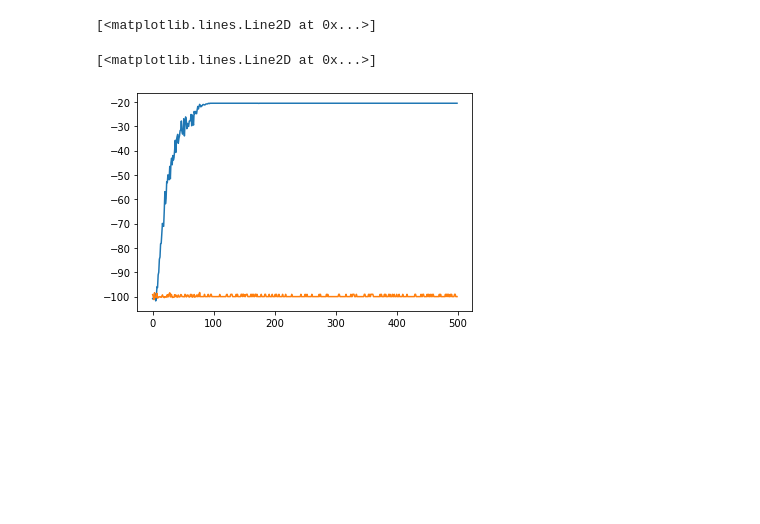
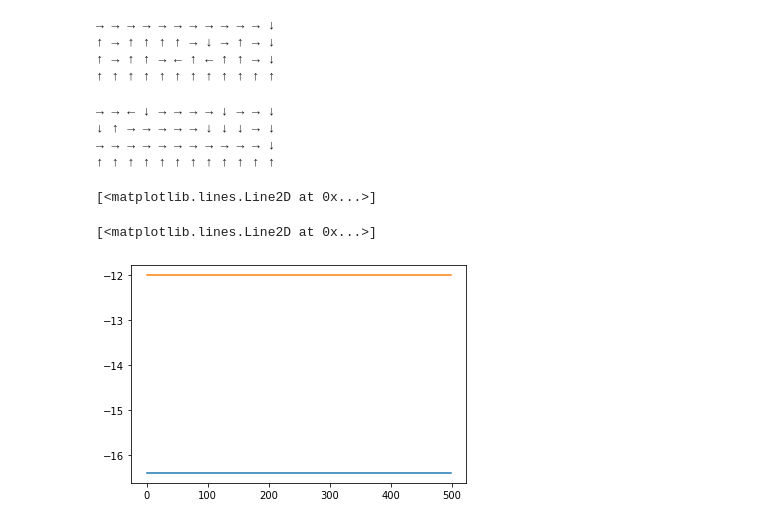
Before and after one commit to aarondewindt/thesis, a Jupyter notebook: code/cliff_walking/Untitled.ipynb, the cells around one changed output. Drawn from its saved outputs; the diff is of its cells as text; code cells hidden in the pictures; blank space fills up the shorter version.

```diff
--- a/code/cliff_walking/Untitled.ipynb
+++ b/code/cliff_walking/Untitled.ipynb
@@ -9,9 +11,9 @@ from cliff_walking.environment import Environment
 from cliff_walking.sarsa_agent import SarsaAgent
 from cliff_walking.ql_agent import QLearningAgent
 # %%
-environment = Environment((5, 4))
+environment = Environment((12, 4))
 # %%
-n_agents = 10
+n_agents = 100
 n_episodes = 500
 
 s_agents = [SarsaAgent(alpha=0.5, gamma=1, eps=.1, environment=environment) for i in range(n_agents)]
@@ -21,7 +23,5 @@ q_rs = [0.0] * n_episodes
 
 for episode_idx in trange(n_episodes):
     for s_agent, q_agent in zip(s_agents, q_agents):
-        s_agent.eps -= 0.6 / 500
-        q_agent.eps -= 0.6 / 500
-        s_rs[episode_idx] += s_agent.run(50) / n_agents
-        q_rs[episode_idx] += q_agent.run(50) / n_agents
+        s_rs[episode_idx] += s_agent.run(100000) / n_agents
+        q_rs[episode_idx] += q_agent.run(100000) / n_agents
@@ -28,7 +45,30 @@ for episode_idx in trange(n_episodes):
+# %%
+sorted(s_agents, key=lambda a: a.total_reward_sum)[-2].print_greedy_policy()
+# %% [output]
+→ → → → → → → → → → → ↓
+↑ → ↑ ↑ ↑ ↑ → ↓ → ↑ → ↓
+↑ → ↑ ↑ → ← ↑ ← ↑ ↑ → ↓
+↑ ↑ ↑ ↑ ↑ ↑ ↑ ↑ ↑ ↑ ↑ ↑
+# %%
+sorted(q_agents, key=lambda a: a.total_reward_sum)[-1].print_greedy_policy()
+# %% [output]
+→ → ← ↓ → → → → ↓ → → ↓
+↓ ↑ → → → → → ↓ ↓ ↓ → ↓
+→ → → → → → → → → → → ↓
+↑ ↑ ↑ ↑ ↑ ↑ ↑ ↑ ↑ ↑ ↑ ↑
+# %%
+s_rs = [0.0] * n_episodes
+q_rs = [0.0] * n_episodes
+for episode_idx in trange(n_episodes):
+    for s_agent, q_agent in zip(s_agents, q_agents):
+        s_agent.eps = 0.0
+        q_agent.eps = 0.0
+        s_rs[episode_idx] += s_agent.run(50) / n_agents
+        q_rs[episode_idx] += q_agent.run(50) / n_agents
 # %%
 plt.plot(s_rs)
-plt.plot(q_rs)
+plt.plot(q_rs,)
 # %% [output]
 [<matplotlib.lines.Line2D at 0x...>]
 [<matplotlib.lines.Line2D at 0x...>]
-[figure, old version]
+[figure, new version]
```
Also changed, not shown: parts of 5 cells of this notebook, 16 other files.
